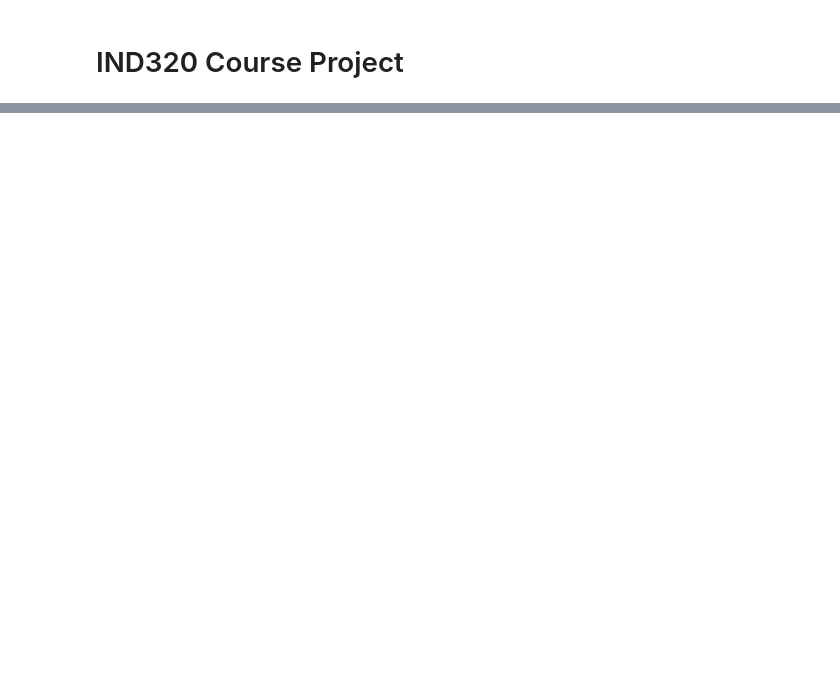
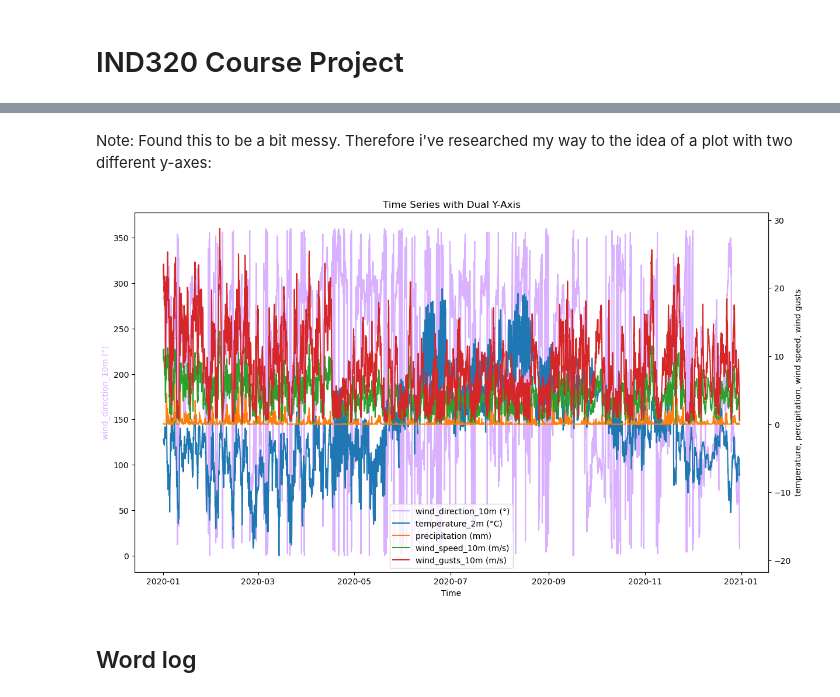
Before and after one commit to HenrikEngd/IND320-HenrikEngdal-Project, a Jupyter notebook: Notebook.ipynb, the cells around one changed output, grey strips where cells are left out. Drawn from its saved outputs; the diff is of its cells as text; code cells hidden in the pictures; blank space fills up the shorter version.

```diff
--- a/Notebook.ipynb
+++ b/Notebook.ipynb
@@ -440,0 +133,29 @@ else:
+# %% [markdown]
+Note: Found this to be a bit messy. Therefore i've researched my way to the idea of a plot with two different y-axes:
+# %%
+cols_1 = ["temperature_2m (°C)", "precipitation (mm)", "wind_speed_10m (m/s)", "wind_gusts_10m (m/s)"]
+cols_2 = "wind_direction_10m (°)"
+
+fig, ax = plt.subplots(figsize=(14, 8))
+
+ax.plot(df['time'], df[cols_2], label=cols_2, color="#d9b1ff", zorder=0)
+
+ax2 = ax.twinx()  # instantiate a second axes that shares the same x-axis
+
+for col in cols_1:
+    ax2.plot(df['time'], df[col], label=col, zorder=1)
+
+ax.set_xlabel('Time')
+ax.set_ylabel(cols_2, color="#d9b1ff")
+ax2.set_ylabel('temperature, percipitation, wind speed, wind gusts')
+
+lines,labels = ax.get_legend_handles_labels()
+lines2,labels2 = ax2.get_legend_handles_labels()
+ax2.legend(lines + lines2, labels + labels2, loc=0)
+
+plt.title('Time Series with Dual Y-Axis')
+plt.show()
+# %% [output]
+[figure, added]
+# %% [markdown]
+## Word log
```
Also changed, not shown: parts of 35 cells of this notebook, 5 other files.
